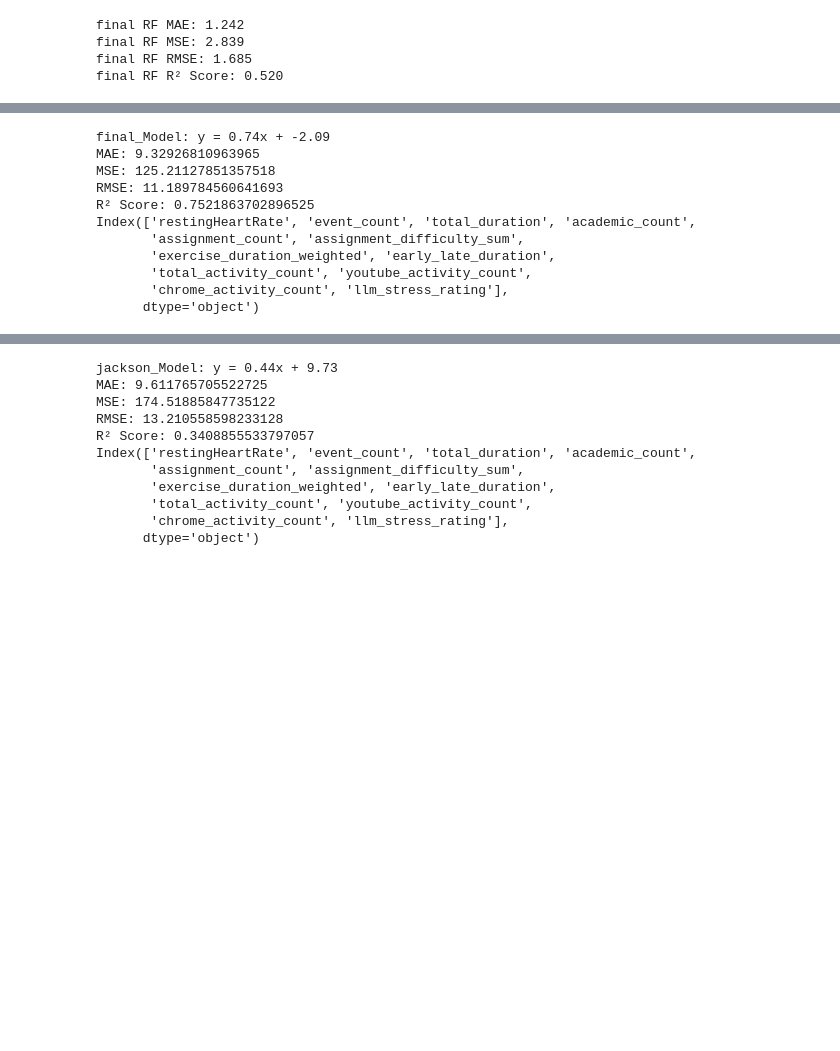
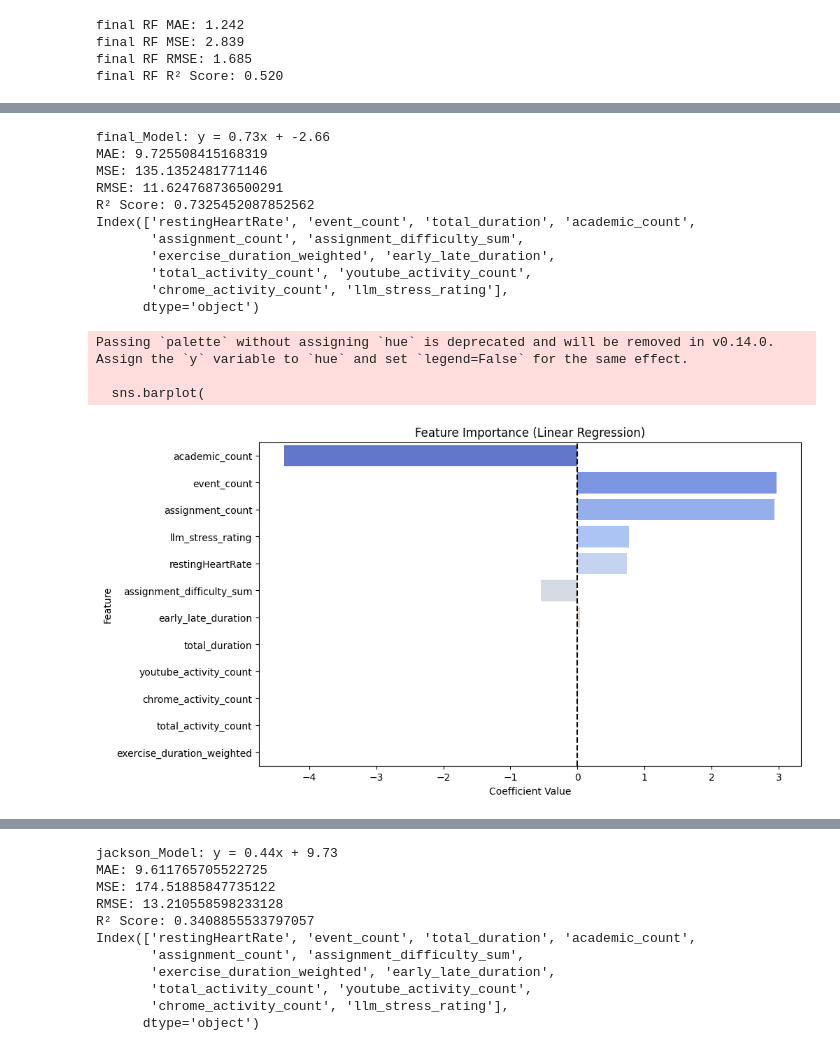
Before and after one commit to wspencerhurst/Analyzing-Online-Behavior-Project, a Jupyter notebook: prediction.ipynb, the cells around one changed output, grey strips where cells are left out. Drawn from its saved outputs; the diff is of its cells as text; code cells hidden in the pictures; blank space fills up the shorter version.

```diff
--- a/prediction.ipynb
+++ b/prediction.ipynb
@@ -223,7 +269,7 @@ X_train, X_test, y_train, y_test = train_test_split(X, y, test_size=0.2, random_
 final_model = LinearRegression()
 
 # # Train the final_model
-final_model.fit(X, y)
+final_model.fit(X_train, y_train)
 
 # # View final_model parameters
 print(f"final_Model: y = {final_model.coef_[0]:.2f}x + {final_model.intercept_:.2f}")
@@ -243,14 +289,42 @@ print(f"R² Score: {r2}")
 
 print(X_test.columns)
 # %% [output]
-final_Model: y = 0.74x + -2.09
-MAE: 9.32926810963965
-MSE: 125.21127851357518
-RMSE: 11.189784560641693
-R² Score: 0.7521863702896525
+final_Model: y = 0.73x + -2.66
+MAE: 9.725508415168319
+MSE: 135.1352481771146
+RMSE: 11.624768736500291
+R² Score: 0.7325452087852562
 Index(['restingHeartRate', 'event_count', 'total_duration', 'academic_count',
        'assignment_count', 'assignment_difficulty_sum',
        'exercise_duration_weighted', 'early_late_duration',
        'total_activity_count', 'youtube_activity_count',
        'chrome_activity_count', 'llm_stress_rating'],
       dtype='object')
+# %%
+coefficients = final_model.coef_.flatten()  # make sure it's a 1D array
+feature_importance = pd.DataFrame({
+    'Feature': X_test.columns,
+    'Coefficient': coefficients
+})
+
+feature_importance['Importance'] = feature_importance['Coefficient'].abs()
+feature_importance = feature_importance.sort_values(by='Importance', ascending=False)
+
+plt.figure(figsize=(10,6))
+sns.barplot(
+    x='Coefficient',
+    y='Feature',
+    data=feature_importance,
+    palette='coolwarm',   # blue to red based on coefficient sign
+    orient='h'
+)
+plt.title('Feature Importance (Linear Regression)')
+plt.xlabel('Coefficient Value')
+plt.ylabel('Feature')
+plt.axvline(0, color='black', linestyle='--')  # vertical line at 0
+plt.show()
+# %% [output]
+Passing `palette` without assigning `hue` is deprecated and will be removed in v0.14.0. Assign the `y` variable to `hue` and set `legend=False` for the same effect.
+
+  sns.barplot(
+[figure, added]
```
Also changed, not shown: parts of 8 cells of this notebook.
